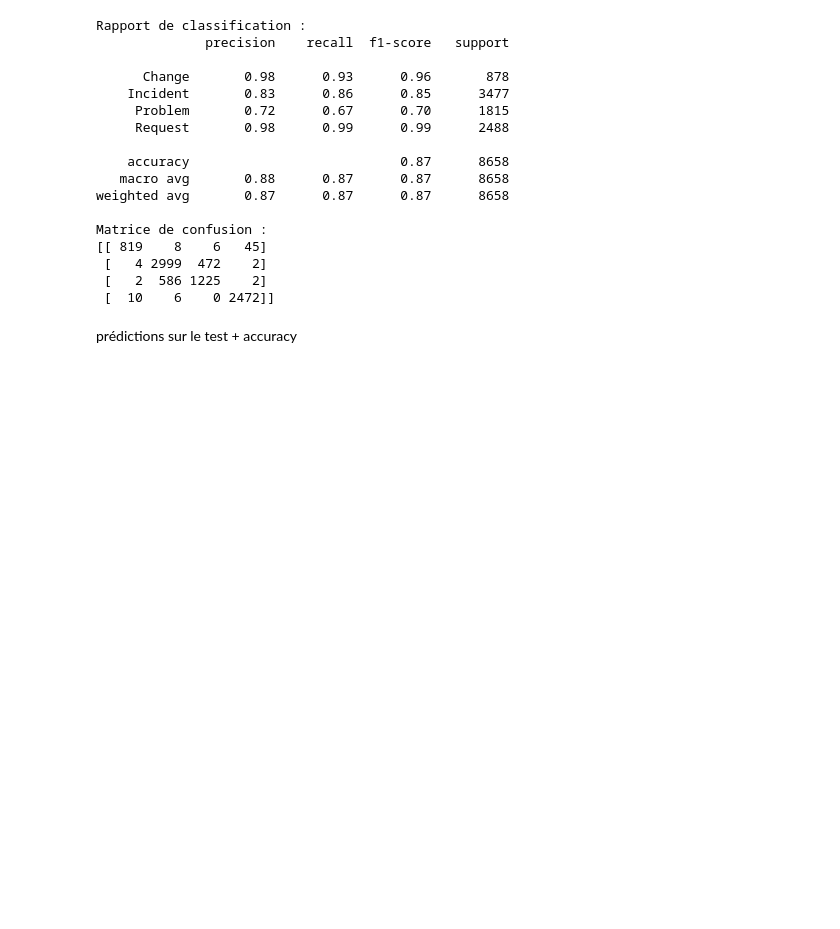
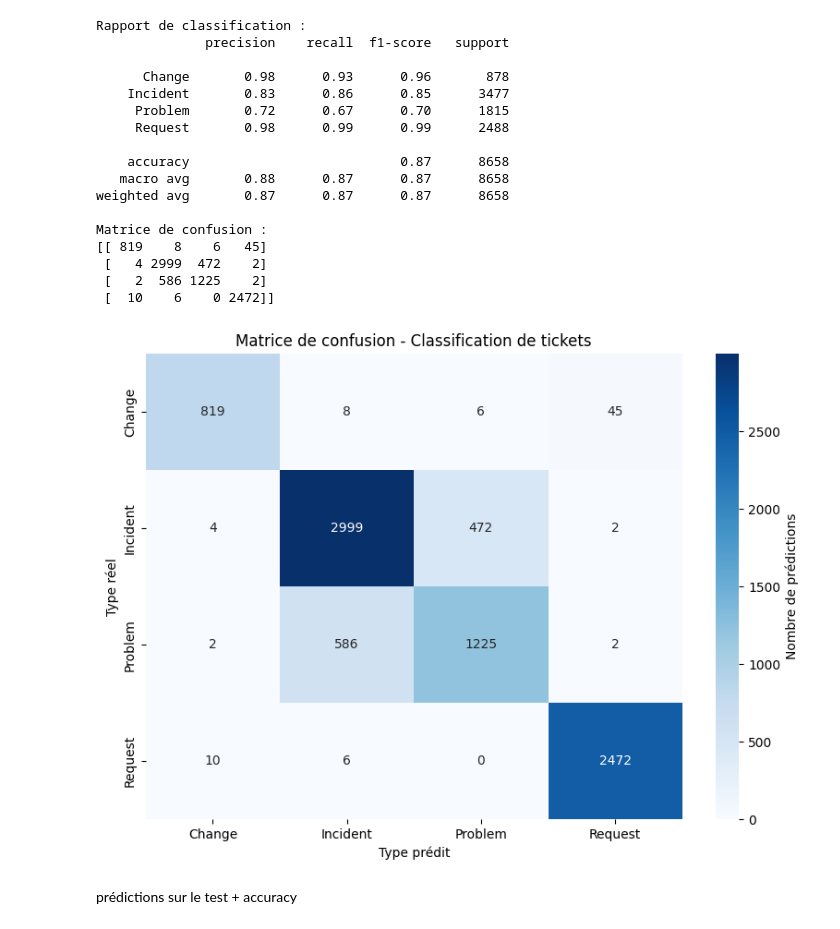
Before and after one commit to GarragMoad/IA_OPTIMISATION, a Jupyter notebook: classification_tickets_support.ipynb, the cells around one changed output. Saved outputs shown, nothing was run; the diff lists cells and outputs as text; code cells hidden in the pictures; blank space fills up the shorter version.

Commit message:
heatmap

```diff
--- a/classification_tickets_support.ipynb
+++ b/classification_tickets_support.ipynb
@@ -190,6 +191,23 @@ Matrice de confusion :
  [   4 2999  472    2]
  [   2  586 1225    2]
  [  10    6    0 2472]]
+# %%
+
+
+cm = confusion_matrix(y_test, y_pred)
+plt.figure(figsize=(8, 6))
+sns.heatmap(cm, annot=True, fmt='d', cmap='Blues',
+            xticklabels=[id2label[i] for i in sorted(id2label.keys())],
+            yticklabels=[id2label[i] for i in sorted(id2label.keys())],
+            cbar_kws={'label': 'Nombre de prédictions'})
+plt.xlabel('Type prédit')
+plt.ylabel('Type réel')
+plt.title('Matrice de confusion - Classification de tickets')
+plt.tight_layout()
+plt.savefig('confusion_matrix.png', dpi=300, bbox_inches='tight')
+plt.show()
+# %% [output]
+[figure, added]
 # %% [markdown]
 prédictions sur le test + accuracy
 # %%
```
Also changed, not shown: parts of 1 cell of this notebook, 1 other file.
